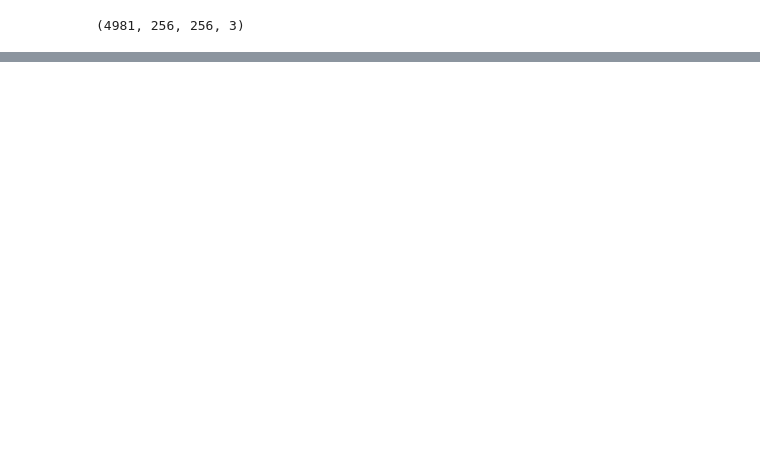
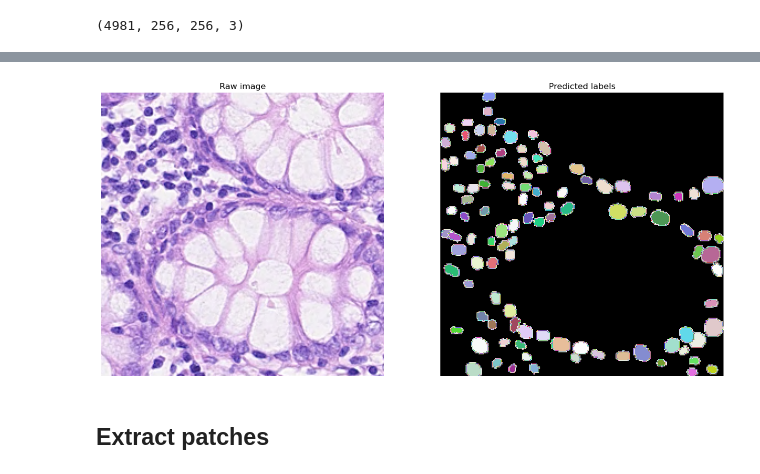
Before and after one commit to Marcusnsr/Bachelor, a Jupyter notebook: Stardist_Classifier.ipynb, the cells around one changed output, grey strips where cells are left out. Drawn from its saved outputs; the diff is of its cells as text; code cells hidden in the pictures; blank space fills up the shorter version.

```diff
--- a/Stardist_Classifier.ipynb
+++ b/Stardist_Classifier.ipynb
@@ -48,3 +28,12 @@ img_array = np.load('data_old/images.npy')
 img_array.shape
 # %% [output]
 (4981, 256, 256, 3)
+# %%
+#Normalize input images and fill holes in masks
+n_channel = 1 if img_array.ndim == 2 else img_array[0].shape[-1]
+axis_norm = (0,1,2) # normalize channels jointly
+if n_channel > 1:
+    print("Normalizing image channels %s." % ('jointly' if axis_norm is None or 2 in axis_norm else 'independently'))
+    sys.stdout.flush()
+
+images_norm = [normalize(x,1,99.8,axis=axis_norm) for x in tqdm(img_array)]
@@ -54,0 +52,14 @@ model=my_model
+# %%
+#Predict on validation images
+preds = [model.predict_instances(x, n_tiles=model._guess_n_tiles(x), show_tile_progress=False)[0] for x in tqdm(images_norm)]
+# %%
+# Plot a few example images
+i = 10
+plt.figure(figsize=(16,10))
+plt.subplot(121); plt.imshow(img_array[i], cmap='gray');   plt.axis('off'); plt.title('Raw image')
+plt.subplot(122); plt.imshow(preds[i], cmap=lbl_cmap); plt.axis('off'); plt.title('Predicted labels')
+plt.show()
+# %% [output]
+[figure, added]
+# %% [markdown]
+## Extract patches
```
Also changed, not shown: parts of 18 cells of this notebook, 5 other files.
